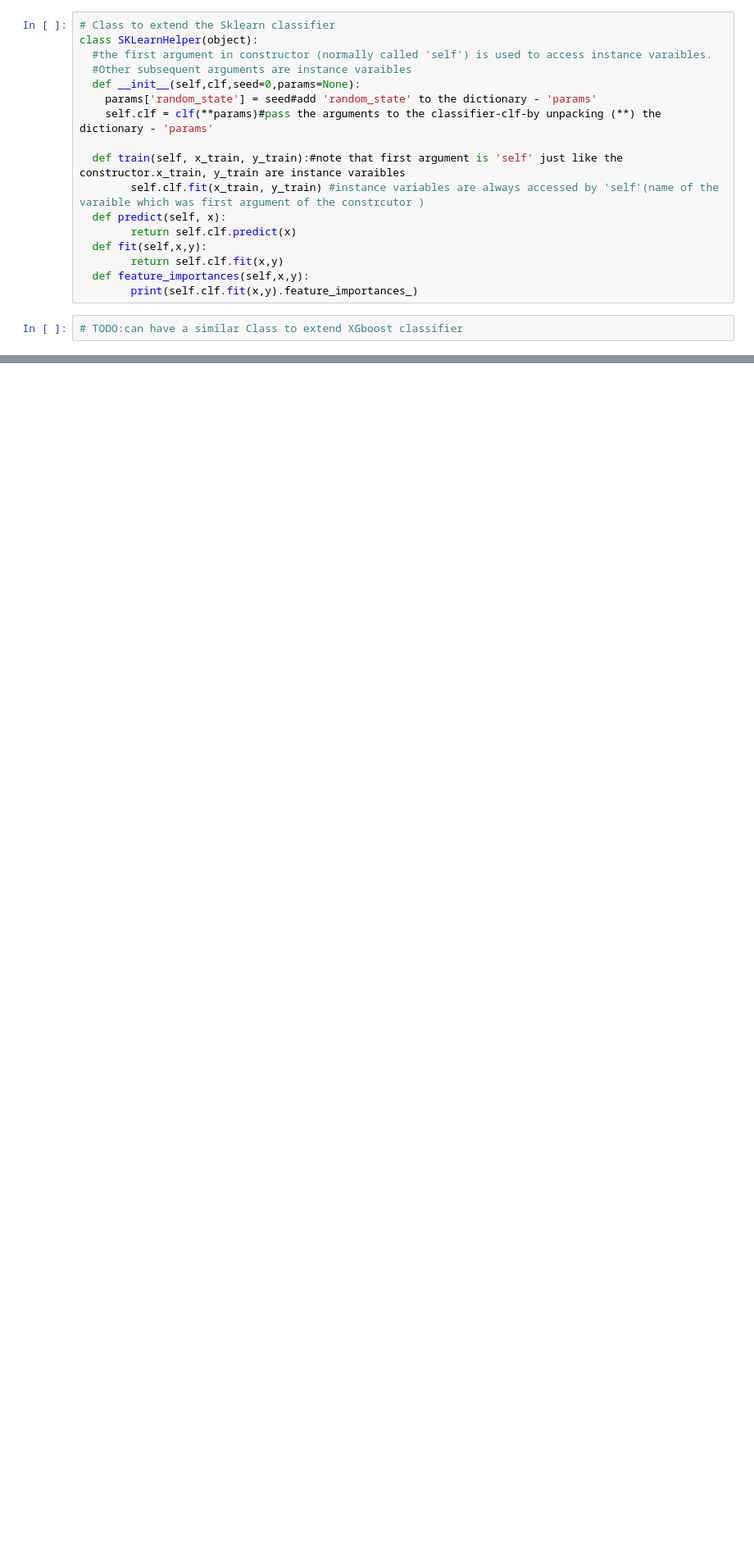
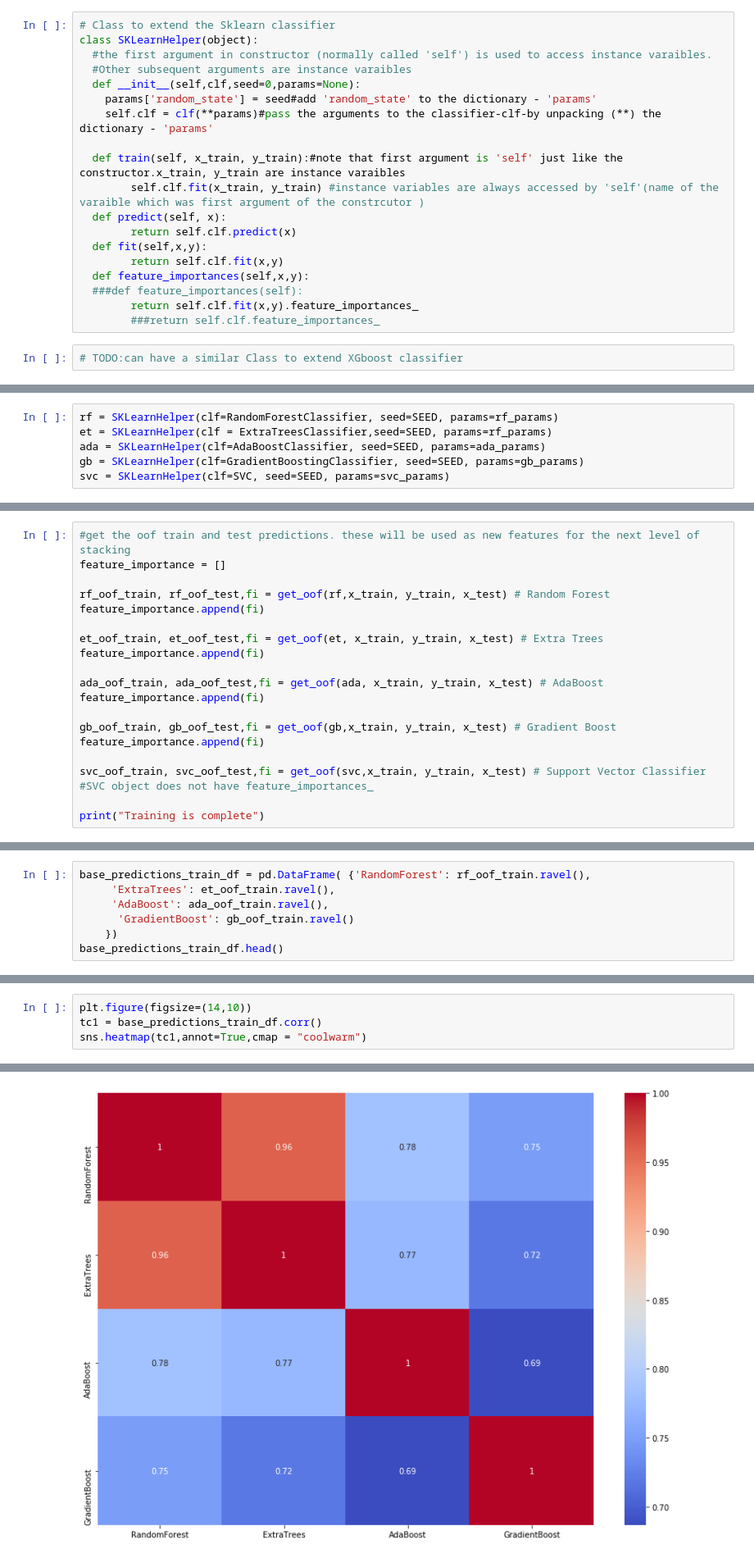
Before and after one commit to vivekshaoutlook/machine_learning, a Jupyter notebook: 06_Ensemble_and_Stacking_on_Titanic_dataset.ipynb, the cells around one changed output, grey strips where cells are left out. Shown at 82% size. Drawn from its saved outputs; the diff is of its cells as text; blank space fills up the shorter version.

```diff
--- a/06_Ensemble_and_Stacking_on_Titanic_dataset.ipynb
+++ b/06_Ensemble_and_Stacking_on_Titanic_dataset.ipynb
@@ -273,6 +280,8 @@ class SKLearnHelper(object):
   def fit(self,x,y):
         return self.clf.fit(x,y)
   def feature_importances(self,x,y):
-        print(self.clf.fit(x,y).feature_importances_)
+  ###def feature_importances(self):
+        return self.clf.fit(x,y).feature_importances_
+        ###return self.clf.feature_importances_
 # %%
 # TODO:can have a similar Class to extend XGboost classifier
@@ -278,0 +334,6 @@ class SKLearnHelper(object):
+# %%
+rf = SKLearnHelper(clf=RandomForestClassifier, seed=SEED, params=rf_params)
+et = SKLearnHelper(clf = ExtraTreesClassifier,seed=SEED, params=rf_params)
+ada = SKLearnHelper(clf=AdaBoostClassifier, seed=SEED, params=ada_params)
+gb = SKLearnHelper(clf=GradientBoostingClassifier, seed=SEED, params=gb_params)
+svc = SKLearnHelper(clf=SVC, seed=SEED, params=svc_params)
@@ -324,0 +384,20 @@ numpy.ndarray
+# %%
+#get the oof train and test predictions. these will be used as new features for the next level of stacking
+feature_importance = []
+
+rf_oof_train, rf_oof_test,fi = get_oof(rf,x_train, y_train, x_test) # Random Forest
+feature_importance.append(fi)
+
+et_oof_train, et_oof_test,fi = get_oof(et, x_train, y_train, x_test) # Extra Trees
+feature_importance.append(fi)
+
+ada_oof_train, ada_oof_test,fi = get_oof(ada, x_train, y_train, x_test) # AdaBoost
+feature_importance.append(fi)
+
+gb_oof_train, gb_oof_test,fi = get_oof(gb,x_train, y_train, x_test) # Gradient Boost
+feature_importance.append(fi)
+
+svc_oof_train, svc_oof_test,fi = get_oof(svc,x_train, y_train, x_test) # Support Vector Classifier
+#SVC object does not have feature_importances_
+
+print("Training is complete")
@@ -324,0 +518,7 @@ numpy.ndarray
+# %%
+base_predictions_train_df = pd.DataFrame( {'RandomForest': rf_oof_train.ravel(),
+     'ExtraTrees': et_oof_train.ravel(),
+     'AdaBoost': ada_oof_train.ravel(),
+      'GradientBoost': gb_oof_train.ravel()
+    })
+base_predictions_train_df.head()
@@ -324,0 +532,5 @@ numpy.ndarray
+# %%
+plt.figure(figsize=(14,10))
+tc1 = base_predictions_train_df.corr()
+sns.heatmap(tc1,annot=True,cmap = "coolwarm")
+# %% [output]
@@ -324,0 +538 @@ numpy.ndarray
+[figure, added]
```
Also changed, not shown: parts of 30 cells of this notebook.
